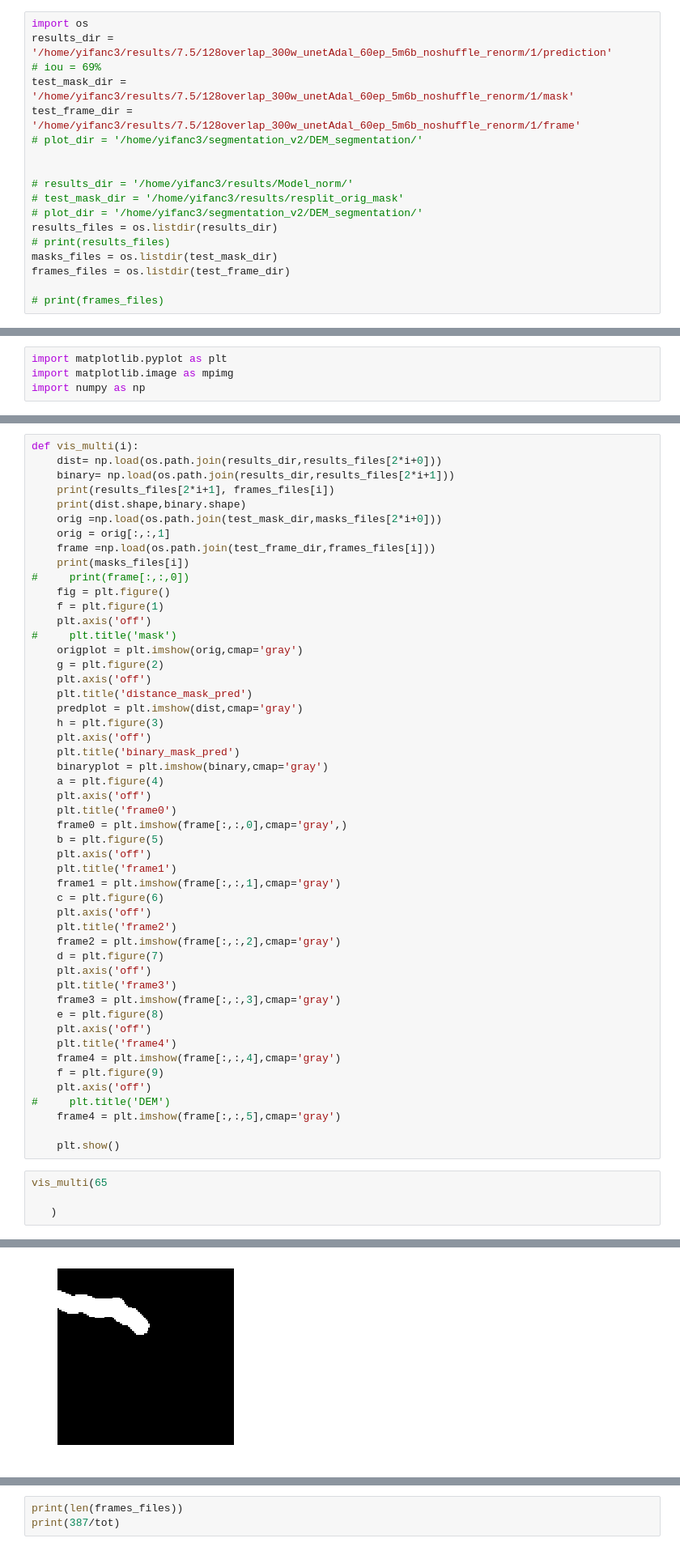
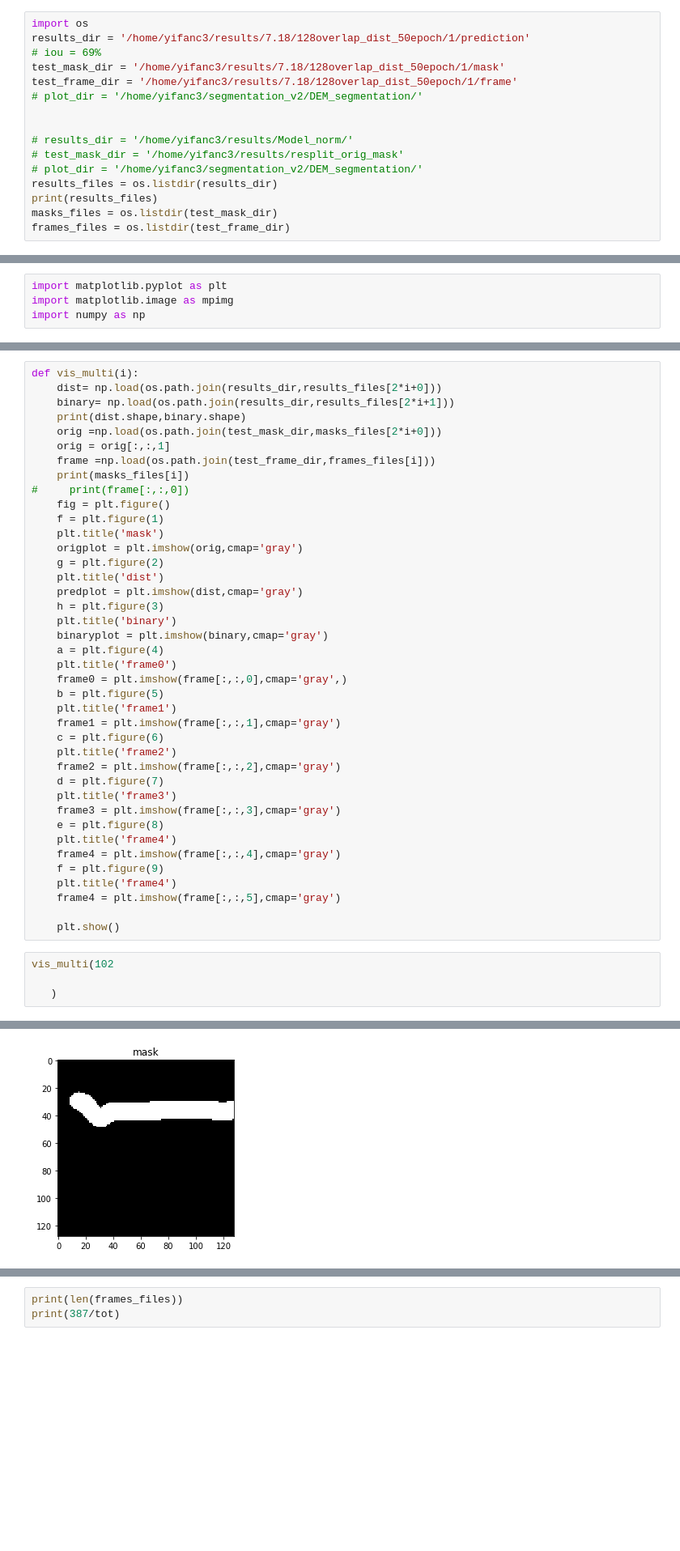
Before and after one commit to Chen-Yifan/DEM_segmentation, a Jupyter notebook: notebook/vis.ipynb, the cells around one changed output, grey strips where cells are left out. Shown at 81% size. Saved outputs shown, nothing was run; the diff lists cells and outputs as text; blank space fills up the shorter version.

```diff
--- a/notebook/vis.ipynb
+++ b/notebook/vis.ipynb
@@ -1,9 +1,9 @@
 # %%
 import os
-results_dir = '/home/yifanc3/results/7.5/128overlap_300w_unetAdal_60ep_5m6b_noshuffle_renorm/1/prediction'
+results_dir = '/home/yifanc3/results/7.18/128overlap_dist_50epoch/1/prediction'
 # iou = 69%
-test_mask_dir = '/home/yifanc3/results/7.5/128overlap_300w_unetAdal_60ep_5m6b_noshuffle_renorm/1/mask'
-test_frame_dir = '/home/yifanc3/results/7.5/128overlap_300w_unetAdal_60ep_5m6b_noshuffle_renorm/1/frame'
+test_mask_dir = '/home/yifanc3/results/7.18/128overlap_dist_50epoch/1/mask'
+test_frame_dir = '/home/yifanc3/results/7.18/128overlap_dist_50epoch/1/frame'
 # plot_dir = '/home/yifanc3/segmentation_v2/DEM_segmentation/'
 
 
@@ -11,8 +11,6 @@ test_frame_dir = '/home/yifanc3/results/7.5/128overlap_300w_unetAdal_60ep_5m6b_n
 # test_mask_dir = '/home/yifanc3/results/resplit_orig_mask'
 # plot_dir = '/home/yifanc3/segmentation_v2/DEM_segmentation/'
 results_files = os.listdir(results_dir)
-# print(results_files)
+print(results_files)
 masks_files = os.listdir(test_mask_dir)
 frames_files = os.listdir(test_frame_dir)
-
-# print(frames_files)
@@ -76,7 +73,6 @@ vis(605
 def vis_multi(i):
     dist= np.load(os.path.join(results_dir,results_files[2*i+0]))
     binary= np.load(os.path.join(results_dir,results_files[2*i+1]))
-    print(results_files[2*i+1], frames_files[i])
     print(dist.shape,binary.shape)
     orig =np.load(os.path.join(test_mask_dir,masks_files[2*i+0]))
     orig = orig[:,:,1]
@@ -85,45 +81,36 @@ def vis_multi(i):
 #     print(frame[:,:,0])
     fig = plt.figure()
     f = plt.figure(1)
-    plt.axis('off')
-#     plt.title('mask')
+    plt.title('mask')
     origplot = plt.imshow(orig,cmap='gray')
     g = plt.figure(2)
-    plt.axis('off')
-    plt.title('distance_mask_pred')
+    plt.title('dist')
     predplot = plt.imshow(dist,cmap='gray')
     h = plt.figure(3)
-    plt.axis('off')
-    plt.title('binary_mask_pred')
+    plt.title('binary')
     binaryplot = plt.imshow(binary,cmap='gray')
     a = plt.figure(4)
-    plt.axis('off')
     plt.title('frame0')
     frame0 = plt.imshow(frame[:,:,0],cmap='gray',)
     b = plt.figure(5)
-    plt.axis('off')
     plt.title('frame1')
     frame1 = plt.imshow(frame[:,:,1],cmap='gray')
     c = plt.figure(6)
-    plt.axis('off')
     plt.title('frame2')
     frame2 = plt.imshow(frame[:,:,2],cmap='gray')
     d = plt.figure(7)
-    plt.axis('off')
     plt.title('frame3')
     frame3 = plt.imshow(frame[:,:,3],cmap='gray')
     e = plt.figure(8)
-    plt.axis('off')
     plt.title('frame4')
     frame4 = plt.imshow(frame[:,:,4],cmap='gray')
     f = plt.figure(9)
-    plt.axis('off')
-#     plt.title('DEM')
+    plt.title('frame4')
     frame4 = plt.imshow(frame[:,:,5],cmap='gray')
 
     plt.show()
 # %%
-vis_multi(65
+vis_multi(102
 
    )
 # %% [output]
@@ -133 +119 @@ vis_multi(65
-[figure, old version]
+[figure, new version]
```
Also changed, not shown: parts of 4 cells of this notebook, 9 other files.
